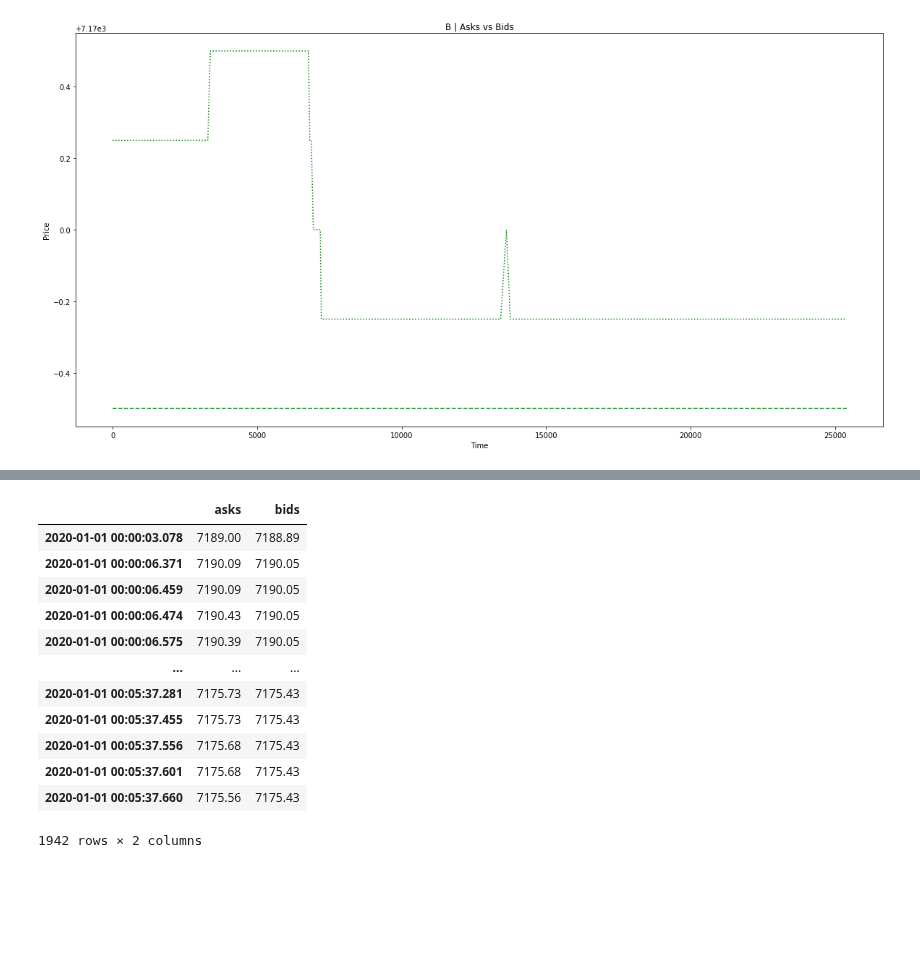
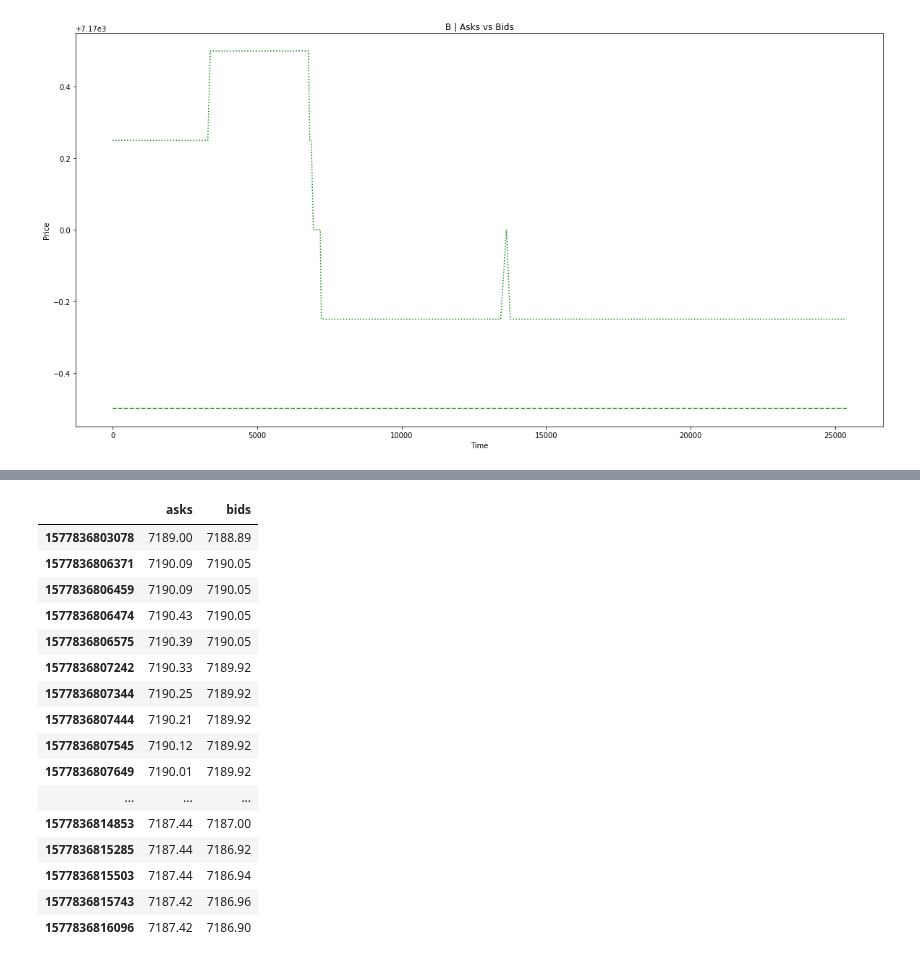
Before and after one commit to giladbarnea/scratches, a Jupyter notebook: efficient-frontier/home-task/algo-home-task/efficient_frontier_scratch.ipynb, the cells around one changed output, grey strips where cells are left out. Cells and saved outputs as stored; diff of their text form; code cells hidden in the pictures; blank space fills up the shorter version.

```diff
--- a/efficient-frontier/home-task/algo-home-task/efficient_frontier_scratch.ipynb
+++ b/efficient-frontier/home-task/algo-home-task/efficient_frontier_scratch.ipynb
@@ -17,6 +17,7 @@ try:
     uploaded = files.upload()
     data:dict = json.loads(uploaded['data-trunc.json'])
 except Exception as e:
-    with open('./data-trunc.json') as f:
+    import util
+    with open('./data.json') as fp:
         # 500ms~
-        data: dict = json.load(f)
+        data:dict = util.partial_json(fp,objs=50)
@@ -177,6 +163,7 @@ df1
 # %%
-df2 = pd.read_json('./data-trunc.json', orient='index')
+# df = pd.read_json('./data-trunc.json', orient='index')
+df = pd.DataFrame.from_dict(data,orient='index')
 
-df2
+df
 # %% [output]
 |  | assetA | assetB |
@@ -200,19 +191,23 @@ def bids(state):
     bid_ = state['bid']
     return bid_
 # %%
-assetA = df2.assetA.apply([asks, bids])
+assetA = df.assetA.apply([asks, bids])
 # %% [output]
 |  | asks | bids |
-| 2020-01-01 00:00:03.078 | 7189.00 | 7188.89 |
-| 2020-01-01 00:00:06.371 | 7190.09 | 7190.05 |
-| 2020-01-01 00:00:06.459 | 7190.09 | 7190.05 |
-| 2020-01-01 00:00:06.474 | 7190.43 | 7190.05 |
-| 2020-01-01 00:00:06.575 | 7190.39 | 7190.05 |
+| 1577836803078 | 7189.00 | 7188.89 |
+| 1577836806371 | 7190.09 | 7190.05 |
+| 1577836806459 | 7190.09 | 7190.05 |
+| 1577836806474 | 7190.43 | 7190.05 |
+| 1577836806575 | 7190.39 | 7190.05 |
+| 1577836807242 | 7190.33 | 7189.92 |
+| 1577836807344 | 7190.25 | 7189.92 |
+| 1577836807444 | 7190.21 | 7189.92 |
+| 1577836807545 | 7190.12 | 7189.92 |
+| 1577836807649 | 7190.01 | 7189.92 |
 | ... | ... | ... |
-| 2020-01-01 00:05:37.281 | 7175.73 | 7175.43 |
-| 2020-01-01 00:05:37.455 | 7175.73 | 7175.43 |
-| 2020-01-01 00:05:37.556 | 7175.68 | 7175.43 |
-| 2020-01-01 00:05:37.601 | 7175.68 | 7175.43 |
-| 2020-01-01 00:05:37.660 | 7175.56 | 7175.43 |
+| 1577836814853 | 7187.44 | 7187.00 |
+| 1577836815285 | 7187.44 | 7186.92 |
+| 1577836815503 | 7187.44 | 7186.94 |
+| 1577836815743 | 7187.42 | 7186.96 |
+| 1577836816096 | 7187.42 | 7186.90 |
-1942 rows × 2 columns
 # %%
```
Also changed, not shown: parts of 11 cells of this notebook, 1 other file.
